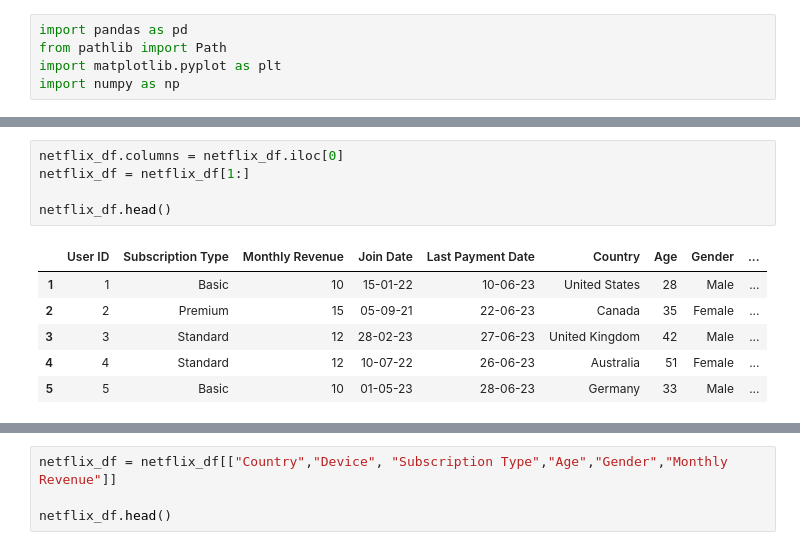
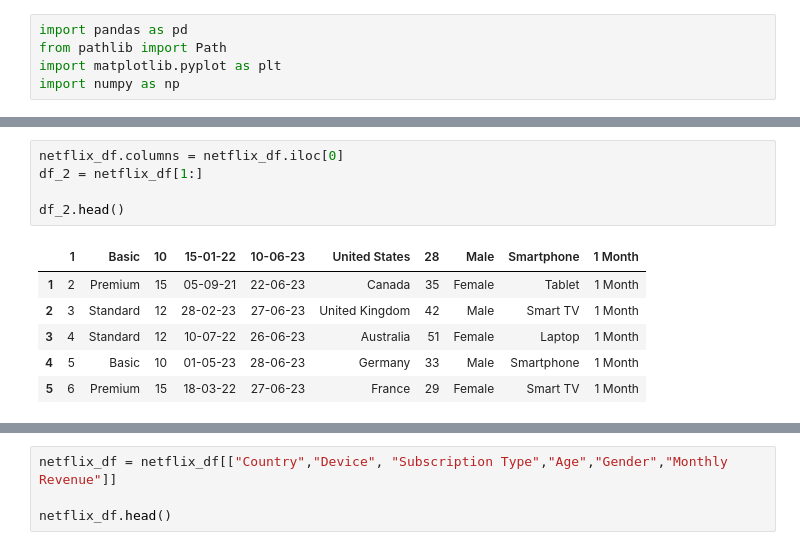
Before and after one commit to vkoledin/Project_3, a Jupyter notebook: project3.ipynb, the cells around one changed output, grey strips where cells are left out. Cells and saved outputs as stored; diff of their text form.

```diff
--- a/project3.ipynb
+++ b/project3.ipynb
@@ -20,13 +15,13 @@ netflix_df.head()
 # %%
 netflix_df.columns = netflix_df.iloc[0]
-netflix_df = netflix_df[1:]
+df_2 = netflix_df[1:]
 
-netflix_df.head()
+df_2.head()
 # %% [output]
-|  | User ID | Subscription Type | Monthly Revenue | Join Date | Last Payment Date | Country | Age | Gender | ... |
-| 1 | 1 | Basic | 10 | 15-01-22 | 10-06-23 | United States | 28 | Male | ... |
-| 2 | 2 | Premium | 15 | 05-09-21 | 22-06-23 | Canada | 35 | Female | ... |
-| 3 | 3 | Standard | 12 | 28-02-23 | 27-06-23 | United Kingdom | 42 | Male | ... |
-| 4 | 4 | Standard | 12 | 10-07-22 | 26-06-23 | Australia | 51 | Female | ... |
-| 5 | 5 | Basic | 10 | 01-05-23 | 28-06-23 | Germany | 33 | Male | ... |
+|  | 1 | Basic | 10 | 15-01-22 | 10-06-23 | United States | 28 | Male | Smartphone | 1 Month |
+| 1 | 2 | Premium | 15 | 05-09-21 | 22-06-23 | Canada | 35 | Female | Tablet | 1 Month |
+| 2 | 3 | Standard | 12 | 28-02-23 | 27-06-23 | United Kingdom | 42 | Male | Smart TV | 1 Month |
+| 3 | 4 | Standard | 12 | 10-07-22 | 26-06-23 | Australia | 51 | Female | Laptop | 1 Month |
+| 4 | 5 | Basic | 10 | 01-05-23 | 28-06-23 | Germany | 33 | Male | Smartphone | 1 Month |
+| 5 | 6 | Premium | 15 | 18-03-22 | 27-06-23 | France | 29 | Female | Smart TV | 1 Month |
 # %%
```
Also changed, not shown: parts of 5 cells of this notebook, 10 other files.
